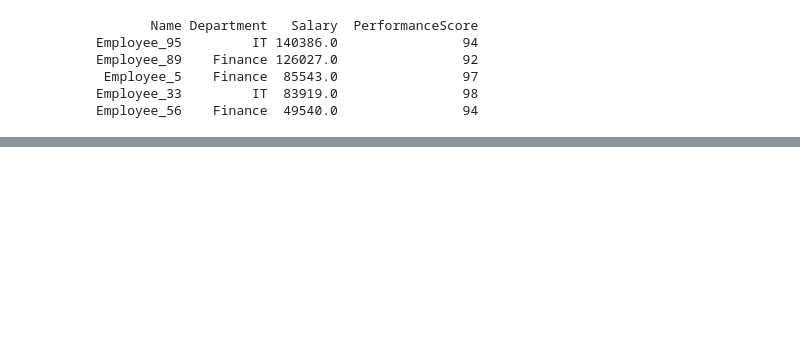
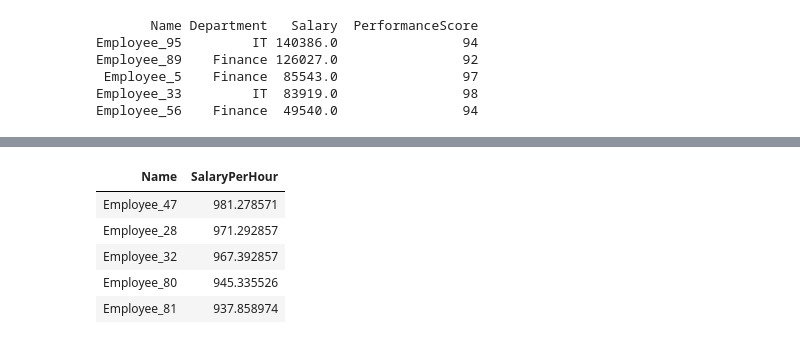
Before and after one commit to shahbaz-kamal/machine_learning, a Jupyter notebook: 17-final_exam/final_exam_shahbaz.ipynb, the cells around one changed output, grey strips where cells are left out. Cells and saved outputs as stored; diff of their text form; code cells hidden in the pictures; blank space fills up the shorter version.

```diff
--- a/17-final_exam/final_exam_shahbaz.ipynb
+++ b/17-final_exam/final_exam_shahbaz.ipynb
@@ -101,0 +110,12 @@ Employee_56    Finance  49540.0                94
+# %%
+employees["SalaryPerHour"]=employees["Salary"]/(employees["WorkHoursPerWeek"] * 4)
+
+filtered_top_five_employees=employees.sort_values(by='SalaryPerHour',ascending=False).head(5)
+filtered_top_five_employees[["Name","SalaryPerHour"]].style.hide(axis='index')
+# %% [output]
+| Name | SalaryPerHour |
+| Employee_47 | 981.278571 |
+| Employee_28 | 971.292857 |
+| Employee_32 | 967.392857 |
+| Employee_80 | 945.335526 |
+| Employee_81 | 937.858974 |
```
Also changed, not shown: parts of 3 cells of this notebook, 3 other files.
